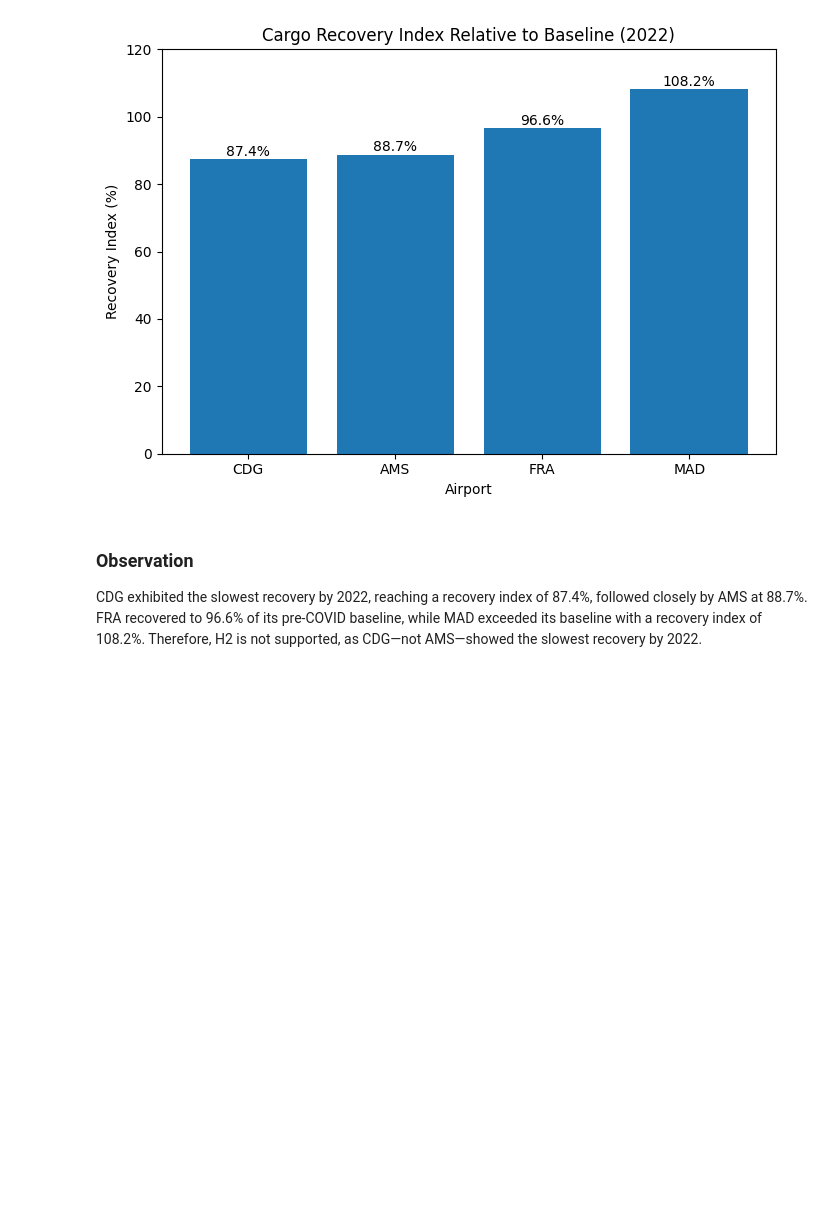
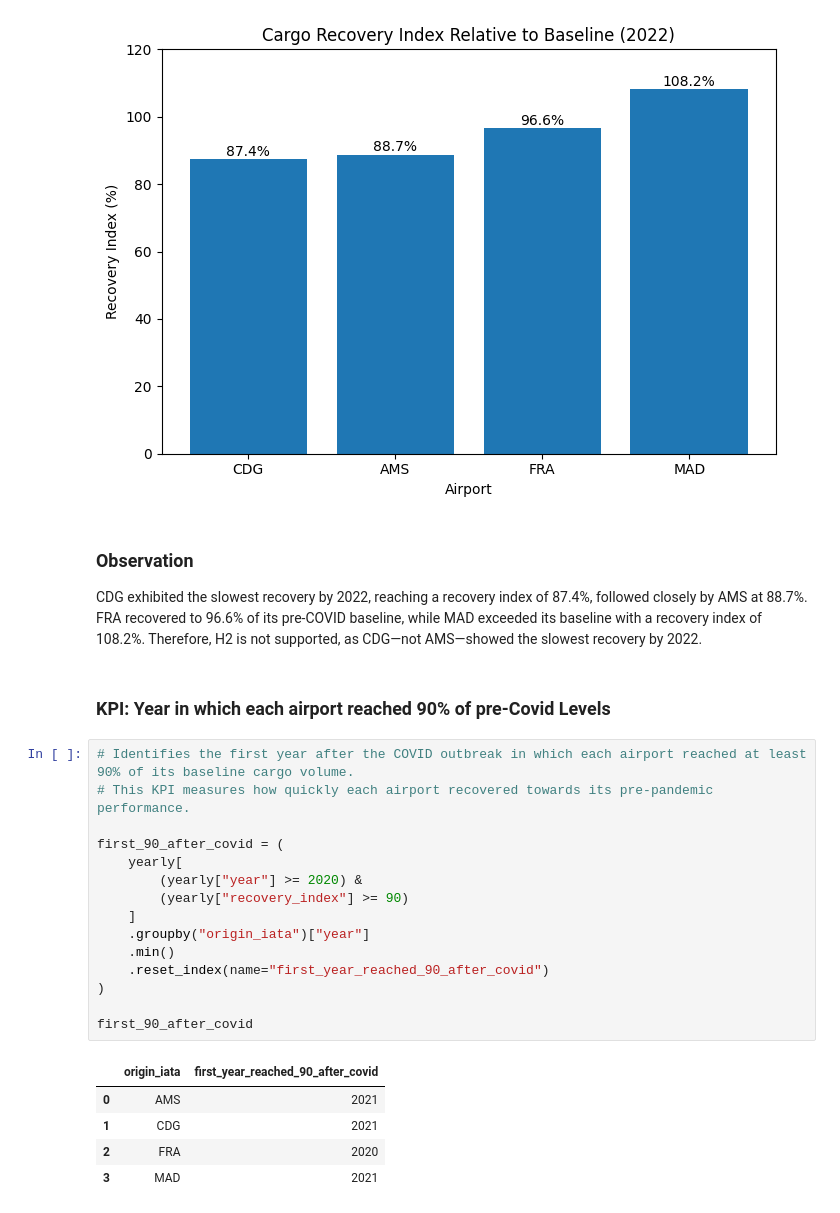
Before and after one commit to h-albrecht-ams/Capstone-Project, a Jupyter notebook: python/01_cargo_analysis.ipynb, the cells around one changed output. Drawn from its saved outputs; the diff is of its cells as text; blank space fills up the shorter version.

```diff
--- a/python/01_cargo_analysis.ipynb
+++ b/python/01_cargo_analysis.ipynb
@@ -2355,3 +2358,26 @@ plt.show()
 ### Observation
 
 CDG exhibited the slowest recovery by 2022, reaching a recovery index of 87.4%, followed closely by AMS at 88.7%. FRA recovered to 96.6% of its pre-COVID baseline, while MAD exceeded its baseline with a recovery index of 108.2%. Therefore, H2 is not supported, as CDG—not AMS—showed the slowest recovery by 2022.
+# %% [markdown]
+### KPI: Year in which each airport reached 90% of pre-Covid Levels
+# %%
+# Identifies the first year after the COVID outbreak in which each airport reached at least 90% of its baseline cargo volume.
+# This KPI measures how quickly each airport recovered towards its pre-pandemic performance.
+
+first_90_after_covid = (
+    yearly[
+        (yearly["year"] >= 2020) &
+        (yearly["recovery_index"] >= 90)
+    ]
+    .groupby("origin_iata")["year"]
+    .min()
+    .reset_index(name="first_year_reached_90_after_covid")
+)
+
+first_90_after_covid
+# %% [output]
+|  | origin_iata | first_year_reached_90_after_covid |
+| 0 | AMS | 2021 |
+| 1 | CDG | 2021 |
+| 2 | FRA | 2020 |
+| 3 | MAD | 2021 |
```
Also changed, not shown: parts of 12 cells of this notebook.
